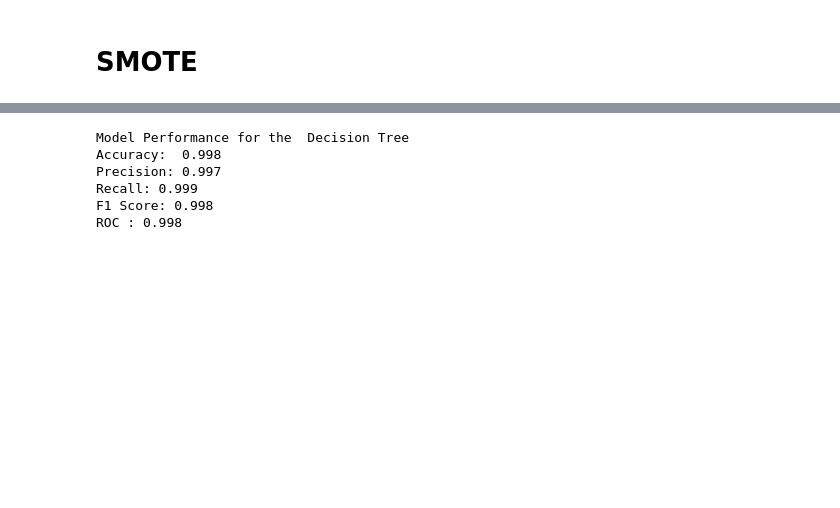
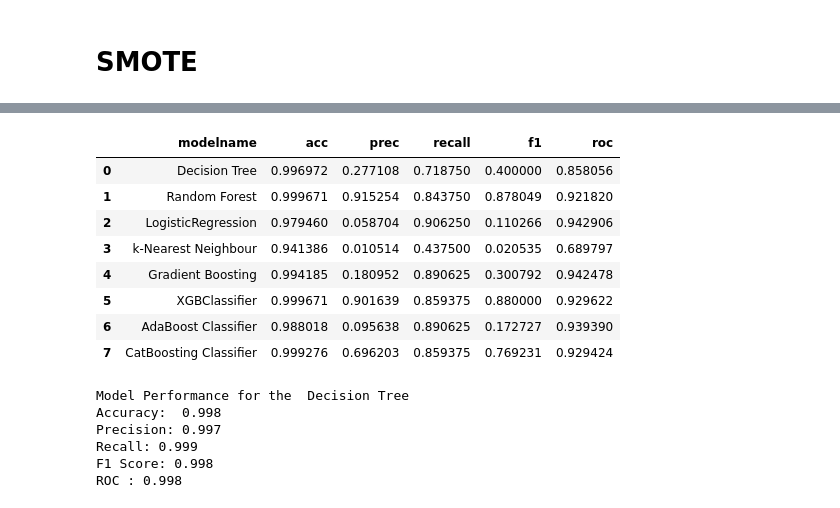
Before and after one commit to MittalMonika/DataScience, a Jupyter notebook: fruadcreditcarddetection.ipynb, the cells around one changed output, grey strips where cells are left out. Cells and saved outputs as stored; diff of their text form; code cells hidden in the pictures; blank space fills up the shorter version.

```diff
--- a/fruadcreditcarddetection.ipynb
+++ b/fruadcreditcarddetection.ipynb
@@ -429,11 +429,13 @@ In this case, credit card fraud data the metric of intrest would be roc score wi
 # %%
 smote = SMOTE(random_state=42)
 
-train_df, test_df =  train_test_split(df, test_size=0.20, random_state=100, shuffle=True )
-train_df, valid_df = train_test_split(train_df, test_size=0.20, random_state=100, shuffle=True )
-print(len(train_df),len(test_df),len(valid_df))
+train_df, test_df =  train_test_split(df, test_size=0.20, random_state=42, shuffle=True )
+train_df, valid_df = train_test_split(train_df, test_size=0.20, random_state=42, shuffle=True )
+print(len(train_df),len(test_df),len(valid_df),train_df['Class'].value_counts() )
 
-X_resampled_smote, y_resampled_smote = smote.fit_resample(train_df[Xval],train_df[target].values)
-print(len(X_resampled_smote) ,len(y_resampled_smote))
-#train_df= pd.concat([pd.DataFrame(X_resampled_smote), pd.DataFrame(y_resampled_smote)], axis=1)
+X_smote, y_smote = smote.fit_resample(train_df[Xval],train_df[target])
+print(len(X_smote) ,len(y_smote))
+
+train_df= pd.concat([pd.DataFrame(X_smote), pd.DataFrame(y_smote)], axis=1)
+print(train_df['Class'].value_counts())
 # %% [output]
@@ -456,3 +511,15 @@ for i in range(len(list(models))):
+# %%
+df_metric
+# %% [output]
+|  | modelname | acc | prec | recall | f1 | roc |
+| 0 | Decision Tree | 0.996972 | 0.277108 | 0.718750 | 0.400000 | 0.858056 |
+| 1 | Random Forest | 0.999671 | 0.915254 | 0.843750 | 0.878049 | 0.921820 |
+| 2 | LogisticRegression | 0.979460 | 0.058704 | 0.906250 | 0.110266 | 0.942906 |
+| 3 | k-Nearest Neighbour | 0.941386 | 0.010514 | 0.437500 | 0.020535 | 0.689797 |
+| 4 | Gradient Boosting | 0.994185 | 0.180952 | 0.890625 | 0.300792 | 0.942478 |
+| 5 | XGBClassifier | 0.999671 | 0.901639 | 0.859375 | 0.880000 | 0.929622 |
+| 6 | AdaBoost Classifier | 0.988018 | 0.095638 | 0.890625 | 0.172727 | 0.939390 |
+| 7 | CatBoosting Classifier | 0.999276 | 0.696203 | 0.859375 | 0.769231 | 0.929424 |
 # %%
 for i in range(len(list(models))):
     model =list(models.values())[i]
```
Also changed, not shown: parts of 7 cells of this notebook.
